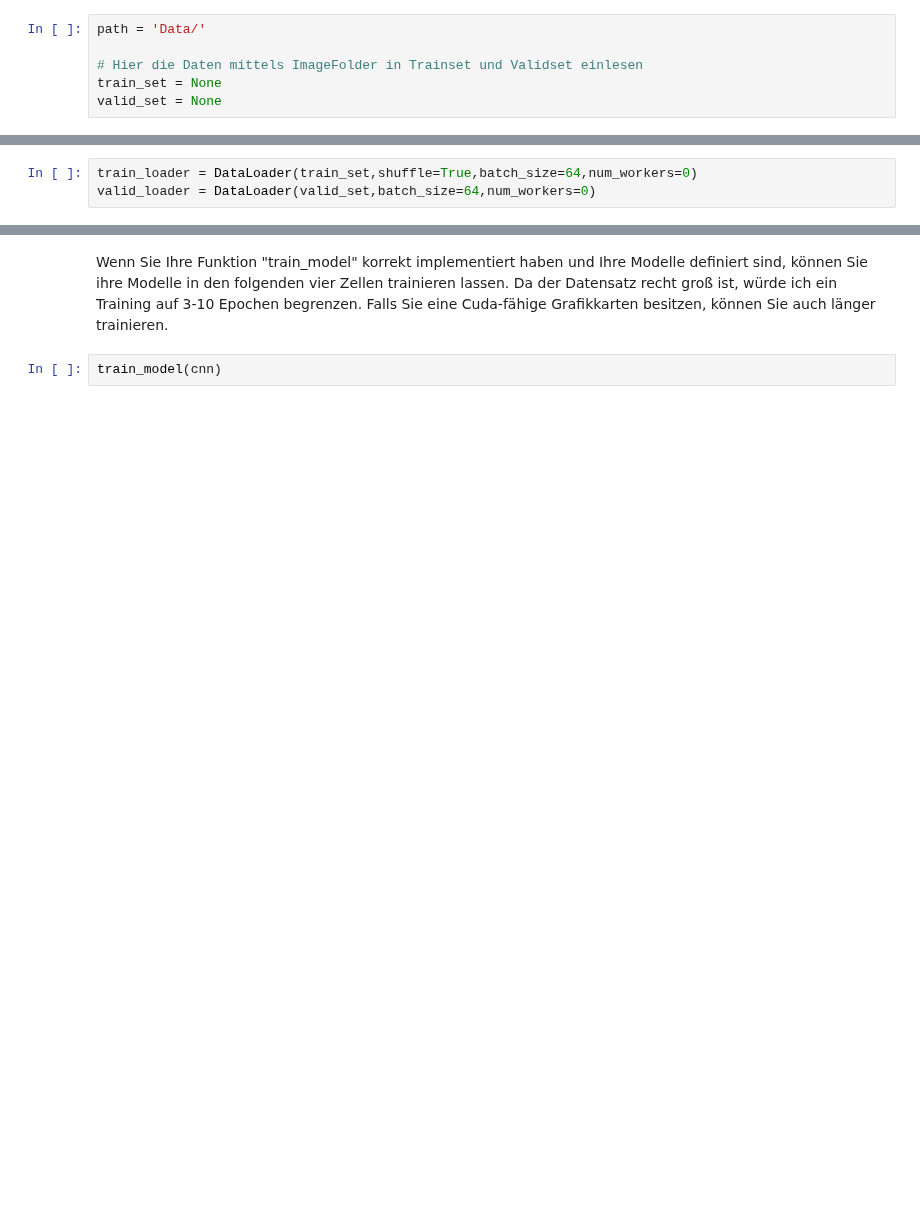
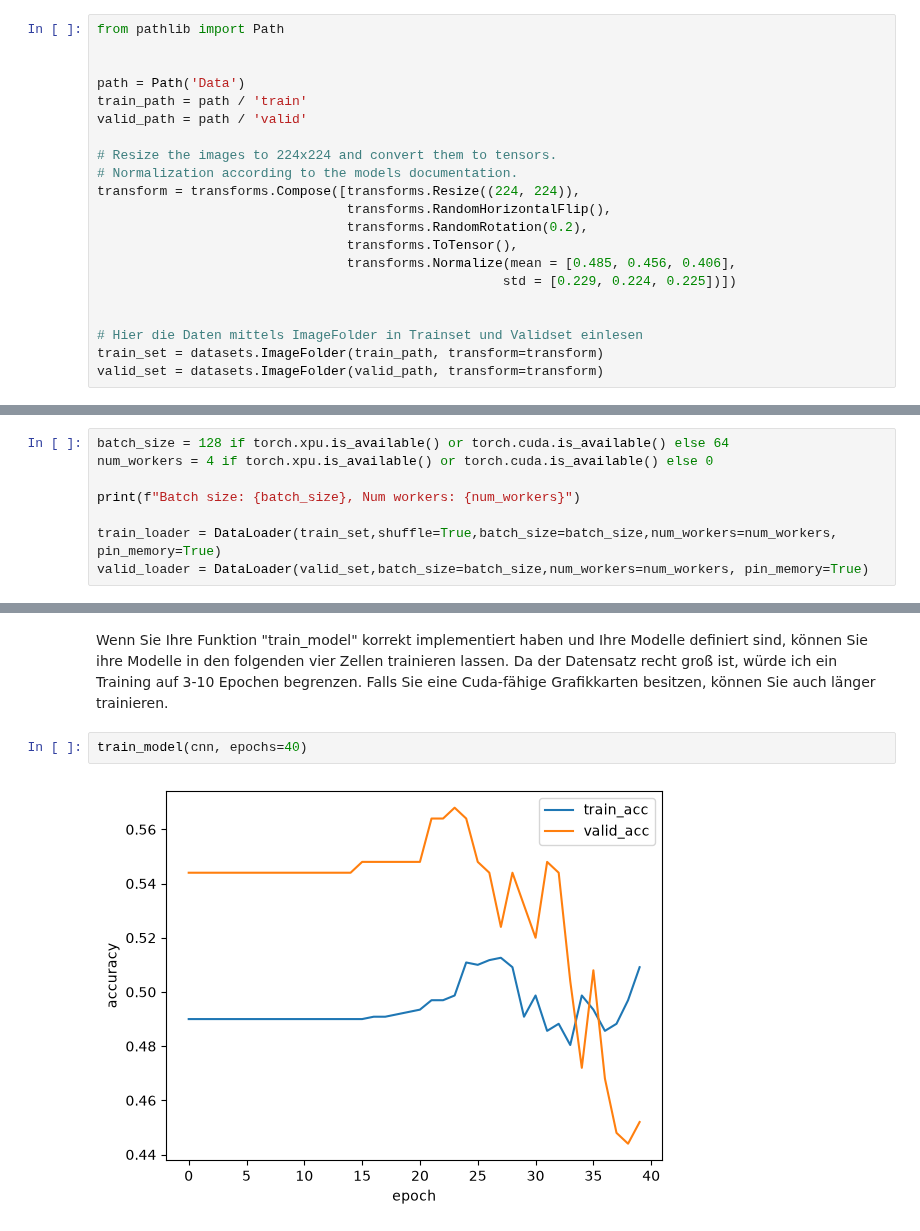
Before and after one commit to fhswf/aki-dl, a Jupyter notebook: Veranstaltung_2/Aufgabe_1/Aufgabe_1.ipynb, the cells around one changed output, grey strips where cells are left out. Cells and saved outputs as stored; diff of their text form; blank space fills up the shorter version.

```diff
--- a/Veranstaltung_2/Aufgabe_1/Aufgabe_1.ipynb
+++ b/Veranstaltung_2/Aufgabe_1/Aufgabe_1.ipynb
@@ -37,8 +37,23 @@ import numpy as np
 
 Zunächst werden die Trainingsdaten aus dem Verzeichnis geladen. Hierbei können Sie wie im Buch beschrieben vorgehen.
 # %%
-path = 'Data/'
+from pathlib import Path
+
+
+path = Path('Data')
+train_path = path / 'train'
+valid_path = path / 'valid'
+
+# Resize the images to 224x224 and convert them to tensors.
+# Normalization according to the models documentation.
+transform = transforms.Compose([transforms.Resize((224, 224)),
+                                transforms.RandomHorizontalFlip(),
+                                transforms.RandomRotation(0.2),
+                                transforms.ToTensor(),
+                                transforms.Normalize(mean = [0.485, 0.456, 0.406],
+                                                    std = [0.229, 0.224, 0.225])])
+
 
 # Hier die Daten mittels ImageFolder in Trainset und Validset einlesen
-train_set = None
-valid_set = None
+train_set = datasets.ImageFolder(train_path, transform=transform)
+valid_set = datasets.ImageFolder(valid_path, transform=transform)
@@ -54,5 +84,10 @@ imshow(train_set[30][0])
 # %% [markdown]
 Die Daten werden nun einem Data Loader übergeben, welcher eine Zufallsverteilung und eine Organisation in "batches" vornimmt.
 # %%
-train_loader = DataLoader(train_set,shuffle=True,batch_size=64,num_workers=0)
-valid_loader = DataLoader(valid_set,batch_size=64,num_workers=0)
+batch_size = 128 if torch.xpu.is_available() or torch.cuda.is_available() else 64
+num_workers = 4 if torch.xpu.is_available() or torch.cuda.is_available() else 0
+
+print(f"Batch size: {batch_size}, Num workers: {num_workers}")
+
+train_loader = DataLoader(train_set,shuffle=True,batch_size=batch_size,num_workers=num_workers, pin_memory=True)
+valid_loader = DataLoader(valid_set,batch_size=batch_size,num_workers=num_workers, pin_memory=True)
@@ -164,4 +344,6 @@ def train_model(model, epochs=10, learning_rate=0.001):
 # %% [markdown]
 Wenn Sie Ihre Funktion "train_model" korrekt implementiert haben und Ihre Modelle definiert sind, können Sie ihre Modelle in den folgenden vier Zellen trainieren lassen. Da der Datensatz recht groß ist, würde ich ein Training auf 3-10 Epochen begrenzen. Falls Sie eine Cuda-fähige Grafikkarten besitzen, können Sie auch länger trainieren.
 # %%
-train_model(cnn)
+train_model(cnn, epochs=40)
+# %% [output]
+[figure, added]
```
Also changed, not shown: parts of 11 cells of this notebook.
